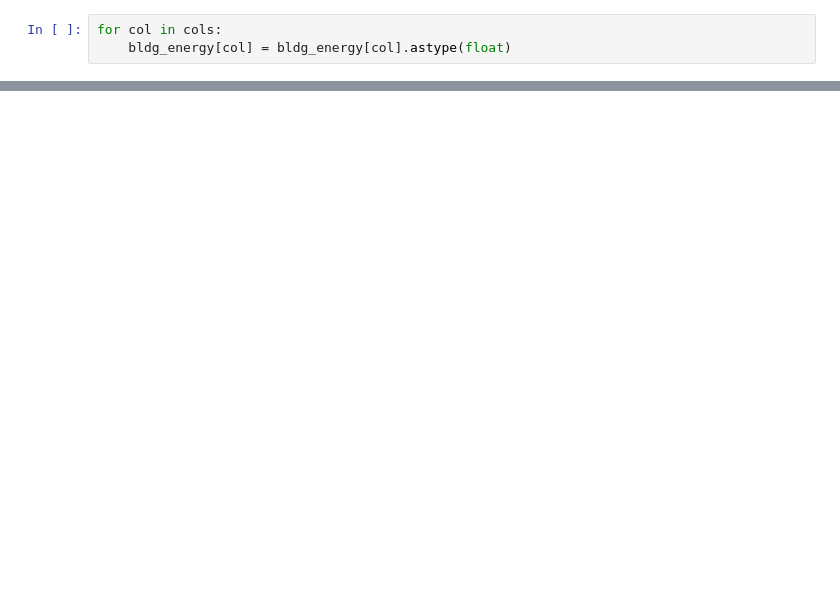
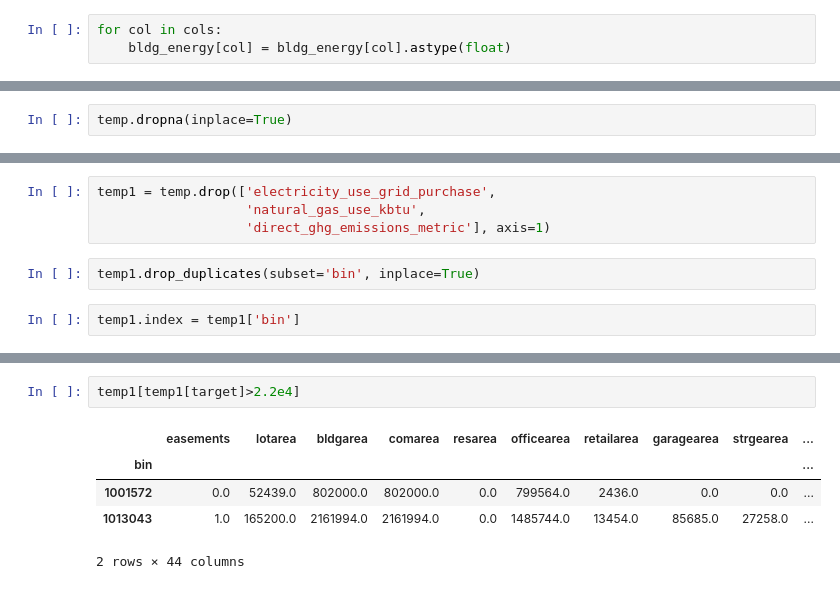
Before and after one commit to tpujianto/location-intelligence, a Jupyter notebook: _notebooks/energy_prediction.ipynb, the cells around one changed output, grey strips where cells are left out. Saved outputs shown, nothing was run; the diff lists cells and outputs as text; blank space fills up the shorter version.

```diff
--- a/_notebooks/energy_prediction.ipynb
+++ b/_notebooks/energy_prediction.ipynb
@@ -67,0 +249,2 @@ for col in cols:
+# %%
+temp.dropna(inplace=True)
@@ -67,0 +286,8 @@ for col in cols:
+# %%
+temp1 = temp.drop(['electricity_use_grid_purchase',
+                   'natural_gas_use_kbtu',
+                   'direct_ghg_emissions_metric'], axis=1)
+# %%
+temp1.drop_duplicates(subset='bin', inplace=True)
+# %%
+temp1.index = temp1['bin']
@@ -67,0 +354,8 @@ for col in cols:
+# %%
+temp1[temp1[target]>2.2e4]
+# %% [output]
+|  | easements | lotarea | bldgarea | comarea | resarea | officearea | retailarea | garagearea | strgearea | ... |
+| bin |  |  |  |  |  |  |  |  |  | ... |
+| 1001572 | 0.0 | 52439.0 | 802000.0 | 802000.0 | 0.0 | 799564.0 | 2436.0 | 0.0 | 0.0 | ... |
+| 1013043 | 1.0 | 165200.0 | 2161994.0 | 2161994.0 | 0.0 | 1485744.0 | 13454.0 | 85685.0 | 27258.0 | ... |
+2 rows × 44 columns
```
Also changed, not shown: parts of 57 cells of this notebook, 2 other files.
